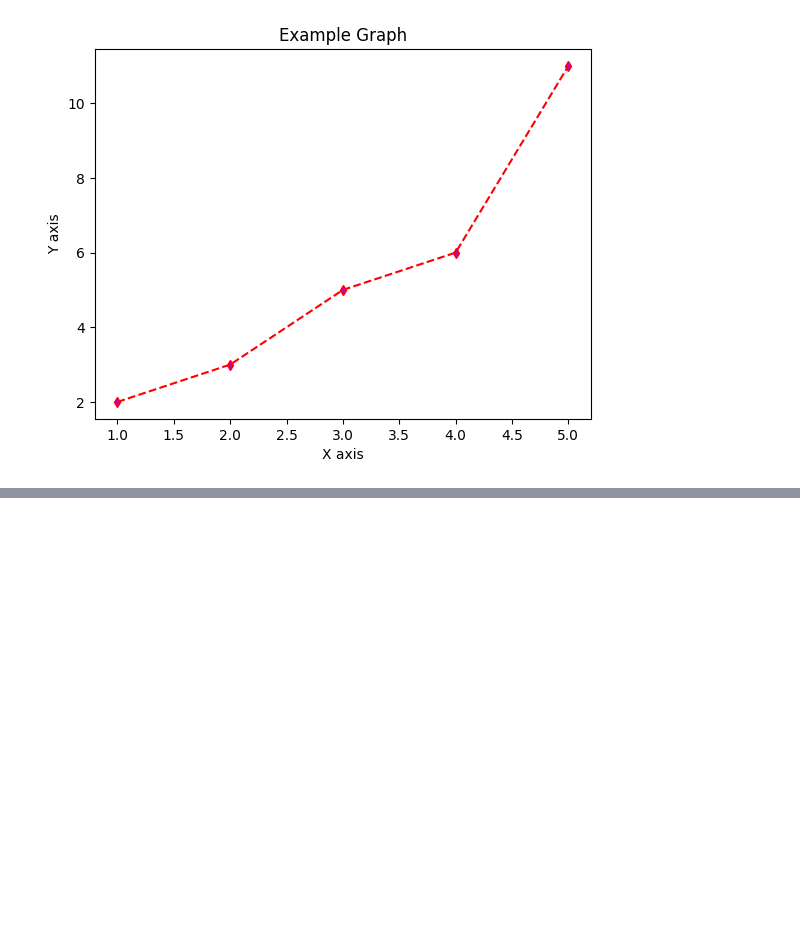
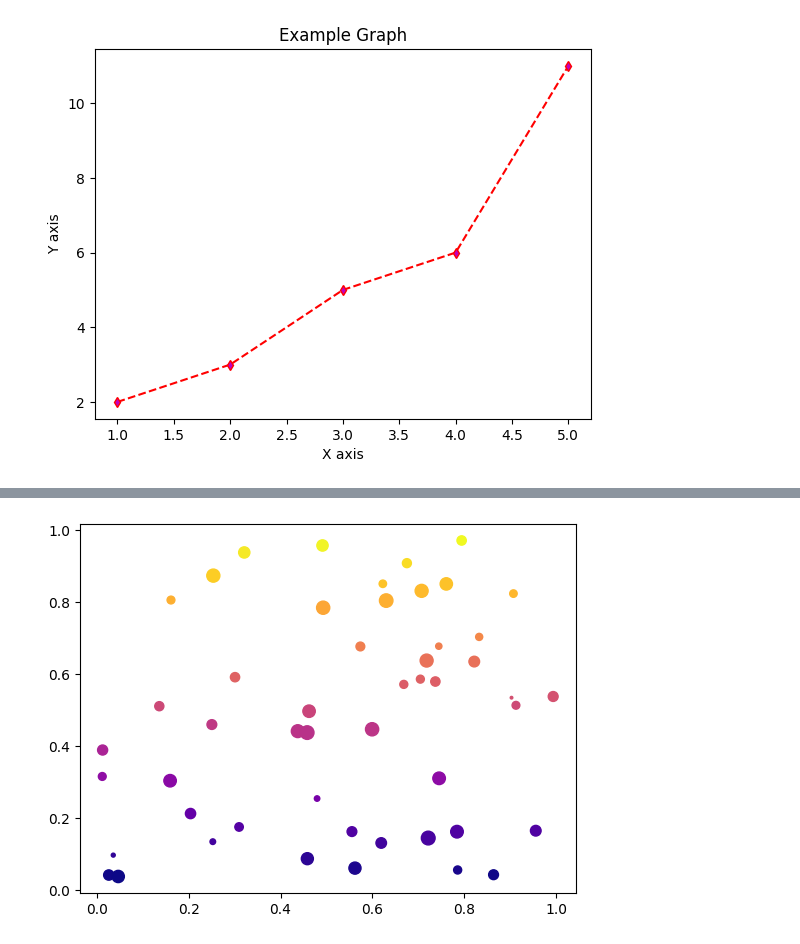
Before and after one commit to Bcv1018/data-analytics, a Jupyter notebook: week-07/Ex3A_Plotting_Data.ipynb, the cells around one changed output, grey strips where cells are left out. Cells and saved outputs as stored; diff of their text form; code cells hidden in the pictures; blank space fills up the shorter version.

```diff
--- a/week-07/Ex3A_Plotting_Data.ipynb
+++ b/week-07/Ex3A_Plotting_Data.ipynb
@@ -90,0 +123,7 @@ plt.show()
+# %%
+s = np.random.rand(50) * 100
+plt.scatter(x,y,s = s,c=y, cmap='plasma')
+
+plt.show()
+# %% [output]
+[figure, added]
```
Also changed, not shown: parts of 7 cells of this notebook, 1 other file.
